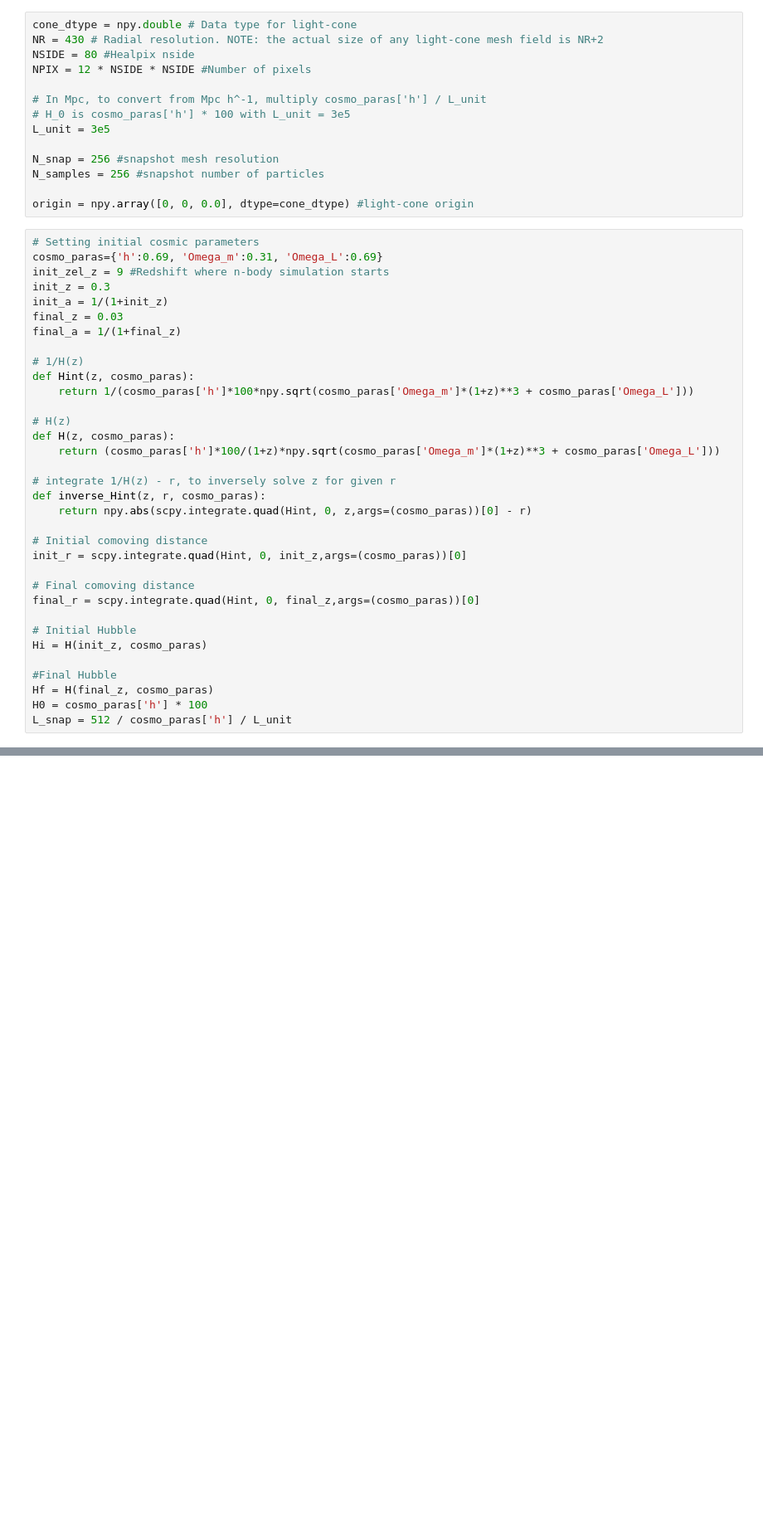
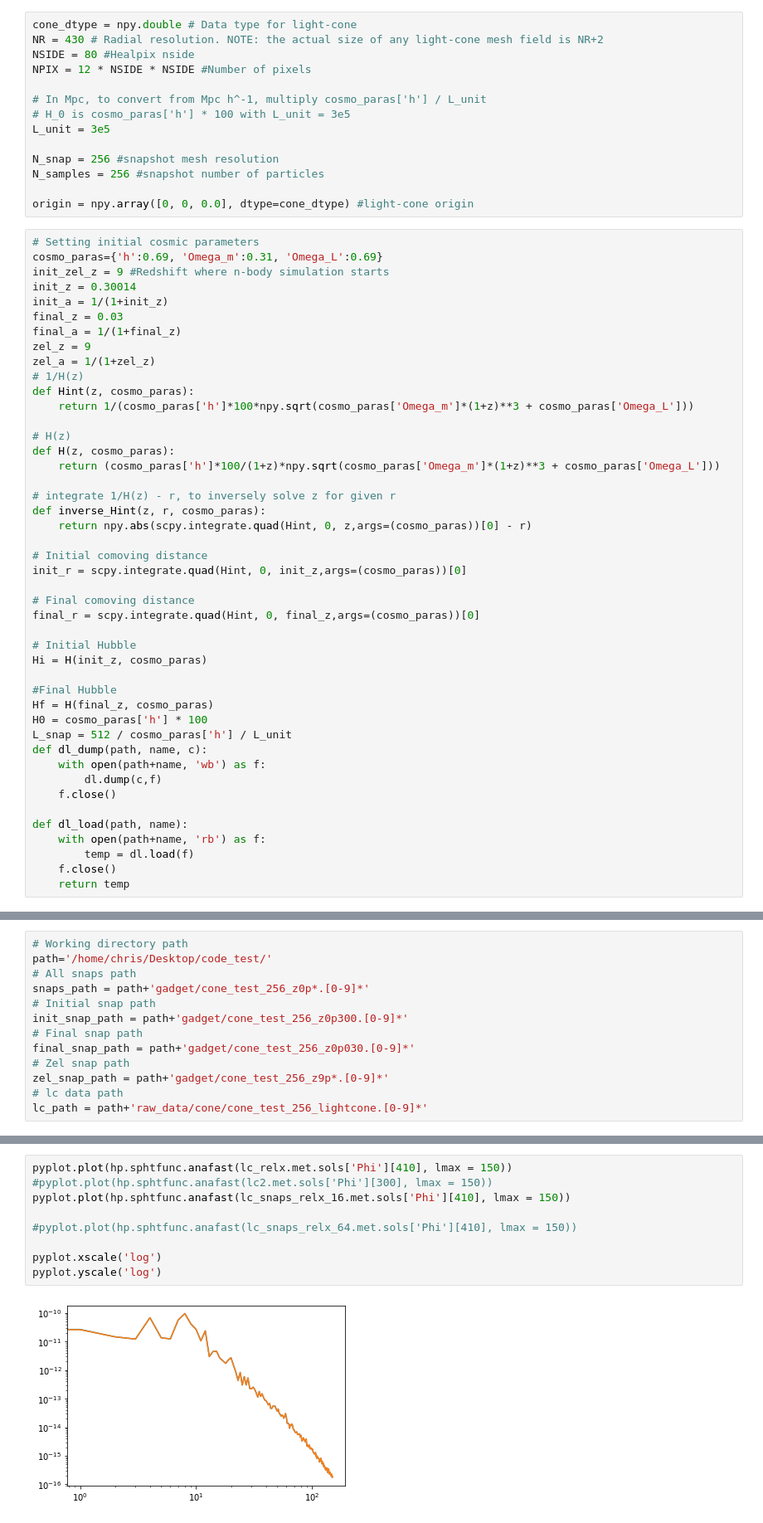
Before and after one commit to ctian282/lcmetric, a Jupyter notebook: examples.ipynb, the cells around one changed output, grey strips where cells are left out. Shown: that part at 83% size. Cells and saved outputs as stored; diff of their text form; blank space fills up the shorter version.

```diff
--- a/examples.ipynb
+++ b/examples.ipynb
@@ -36,11 +39,12 @@ origin = npy.array([0, 0, 0.0], dtype=cone_dtype) #light-cone origin
 # Setting initial cosmic parameters
 cosmo_paras={'h':0.69, 'Omega_m':0.31, 'Omega_L':0.69}
 init_zel_z = 9 #Redshift where n-body simulation starts
-init_z = 0.3
+init_z = 0.30014
 init_a = 1/(1+init_z)
 final_z = 0.03
 final_a = 1/(1+final_z)
-
+zel_z = 9
+zel_a = 1/(1+zel_z)
 # 1/H(z)
 def Hint(z, cosmo_paras):
     return 1/(cosmo_paras['h']*100*npy.sqrt(cosmo_paras['Omega_m']*(1+z)**3 + cosmo_paras['Omega_L']))
@@ -66,3 +70,13 @@ Hi = H(init_z, cosmo_paras)
 Hf = H(final_z, cosmo_paras)
 H0 = cosmo_paras['h'] * 100
 L_snap = 512 / cosmo_paras['h'] / L_unit
+def dl_dump(path, name, c):
+    with open(path+name, 'wb') as f:
+        dl.dump(c,f)
+    f.close()
+
+def dl_load(path, name):
+    with open(path+name, 'rb') as f:
+        temp = dl.load(f)
+    f.close()
+    return temp
@@ -224,0 +83,13 @@ lc.build_lcmetric()
+# %%
+# Working directory path
+path='/home/chris/Desktop/code_test/'
+# All snaps path
+snaps_path = path+'gadget/cone_test_256_z0p*.[0-9]*'
+# Initial snap path
+init_snap_path = path+'gadget/cone_test_256_z0p300.[0-9]*'
+# Final snap path
+final_snap_path = path+'gadget/cone_test_256_z0p030.[0-9]*'
+# Zel snap path
+zel_snap_path = path+'gadget/cone_test_256_z9p*.[0-9]*'
+# lc data path
+lc_path = path+'raw_data/cone/cone_test_256_lightcone.[0-9]*'
@@ -224,0 +376,11 @@ lc.build_lcmetric()
+# %%
+pyplot.plot(hp.sphtfunc.anafast(lc_relx.met.sols['Phi'][410], lmax = 150))
+#pyplot.plot(hp.sphtfunc.anafast(lc2.met.sols['Phi'][300], lmax = 150))
+pyplot.plot(hp.sphtfunc.anafast(lc_snaps_relx_16.met.sols['Phi'][410], lmax = 150))
+
+#pyplot.plot(hp.sphtfunc.anafast(lc_snaps_relx_64.met.sols['Phi'][410], lmax = 150))
+
+pyplot.xscale('log')
+pyplot.yscale('log')
+# %% [output]
+[figure, added]
```
Also changed, not shown: parts of 35 cells of this notebook, 9 other files.
